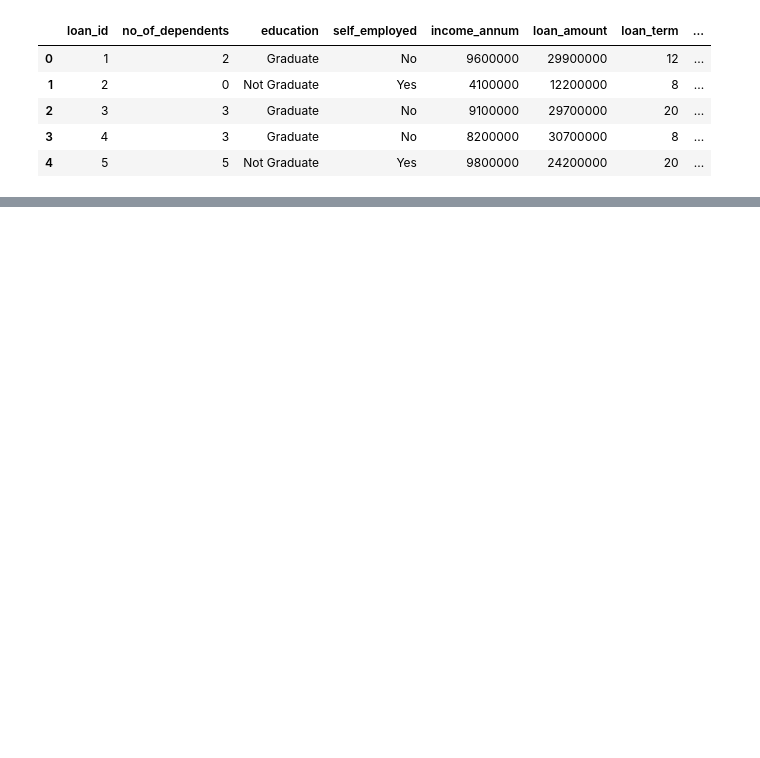
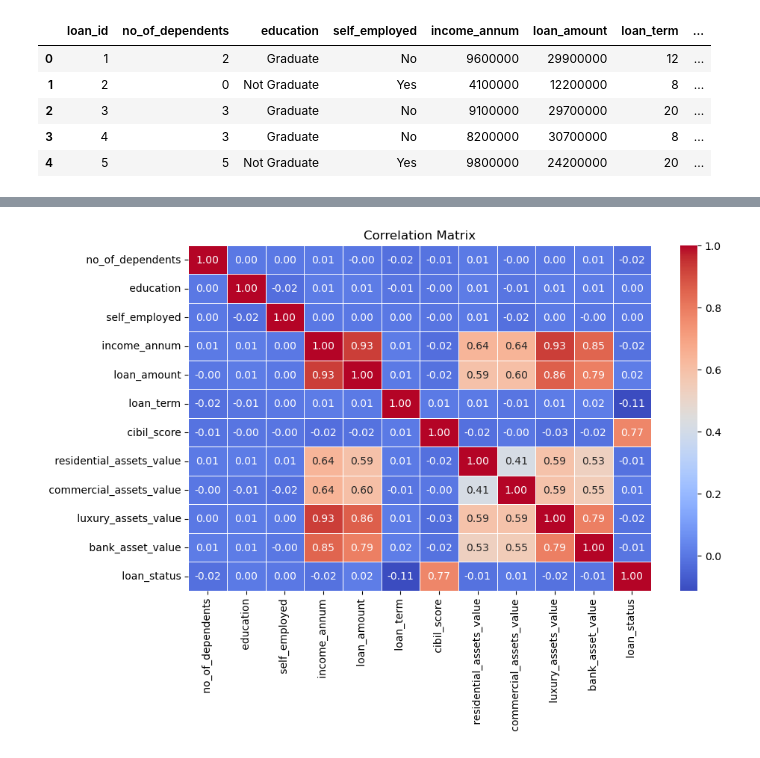
Before and after one commit to Codegemini1/703_batch_code, a Jupyter notebook: Logistic_Regression_Project.ipynb, the cells around one changed output, grey strips where cells are left out. Cells and saved outputs as stored; diff of their text form; code cells hidden in the pictures; blank space fills up the shorter version.

```diff
--- a/Logistic_Regression_Project.ipynb
+++ b/Logistic_Regression_Project.ipynb
@@ -20,0 +81,2 @@ df.head()
+# %%
+df.drop('loan_id', axis=1, inplace=True)
@@ -20,0 +118,2 @@ df.head()
+# %%
+df[' education'] = df[' education'].map({' Graduate':1, ' Not Graduate':0})
@@ -20,0 +129,4 @@ df.head()
+# %%
+df[' self_employed'] = df[' self_employed'].map({' Yes':1, ' No':0})
+# %%
+df[' loan_status'] = df[' loan_status'].map({' Approved':1, ' Rejected':0})
@@ -20,0 +161,8 @@ df.head()
+# %%
+# Heatmap Corr
+plt.figure(figsize=(10,6))
+sns.heatmap(df.corr(),annot=True, fmt='.2f', cmap='coolwarm', linewidths=0.5)
+plt.title('Correlation Matrix')
+plt.show()
+# %% [output]
+[figure, added]
```
Also changed, not shown: parts of 26 cells of this notebook.
